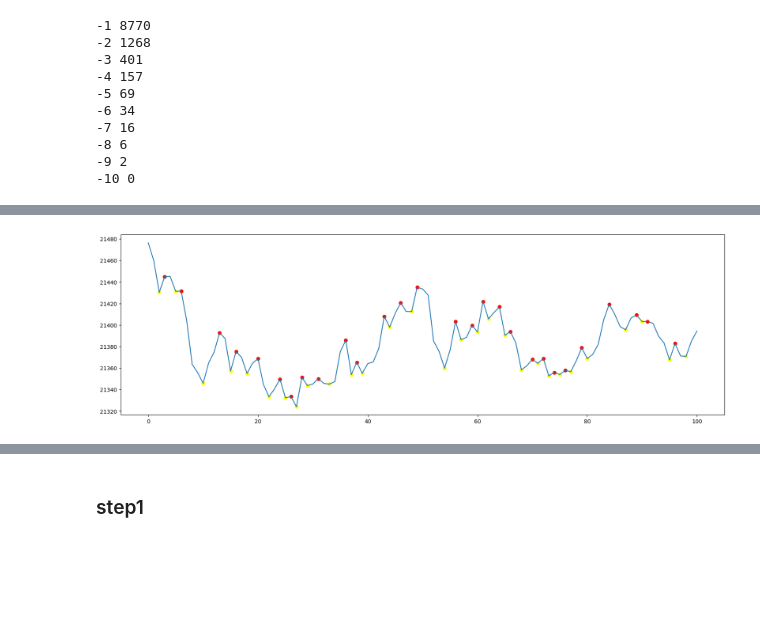
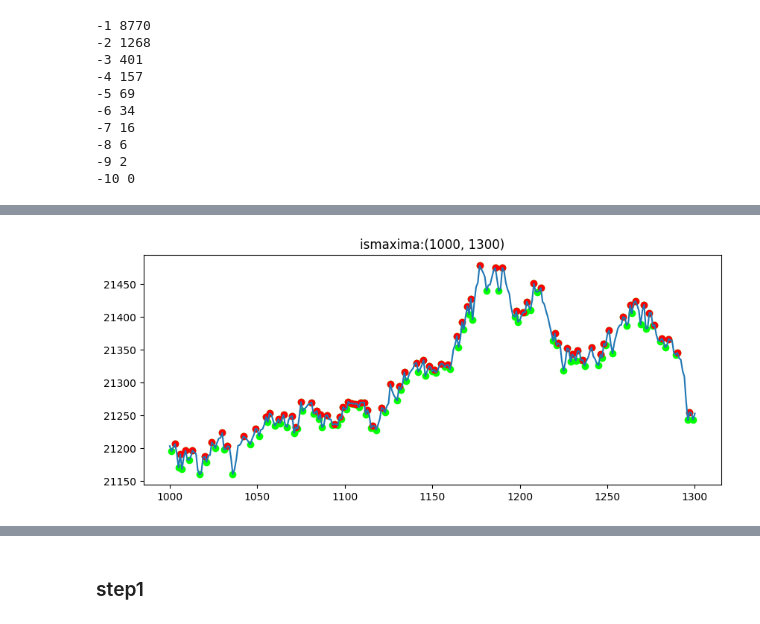
Before and after one commit to NikitaKrotenko/Diploma, a Jupyter notebook: razmetka.ipynb, the cells around one changed output, grey strips where cells are left out. Drawn from its saved outputs; the diff is of its cells as text; code cells hidden in the pictures; blank space fills up the shorter version.

```diff
--- a/razmetka.ipynb
+++ b/razmetka.ipynb
@@ -220,14 +220,15 @@ df_total.head()
 # %% [markdown]
 ### prep
 # %%
-def plot_selected_extremas(df, column, window=200, color='red', figsize = (20,4)):
+def plot_selected_extremas(df, col, window=(0,400), color='red', figsize=(10,4)):
     plt.figure(figsize = figsize)
-    plt.plot(df.loc[:window, 'open_perp'])
-    plt.scatter(df.loc[df['is_extrema'] & (df.index < window)].index,
-                df.loc[df['is_extrema'] & (df.index < window), 'open_perp'],
-                c='yellow')
-    plt.scatter(df.loc[df[column] & (df.index < window)].index,
-                df.loc[df[column] & (df.index < window), 'open_perp'],
+    plt.title(f"{col}:{window}")
+    plt.plot(df.loc[window[0]:window[1], 'open_perp'])
+    plt.scatter(df.loc[window[0]:window[1]].loc[df['is_extrema'], 'index'],
+                df.loc[window[0]:window[1]].loc[df['is_extrema'], 'open_perp'],
+                c='lime')
+    plt.scatter(df.loc[window[0]:window[1]].loc[df[col], 'index'],
+                df.loc[window[0]:window[1]].loc[df[col], 'open_perp'],
                 c=color)
     plt.show()
     plt.close()
@@ -303,6 +347,6 @@ df_total['is_extrema'] = (df_total['diff'] * df_total['diff_shift1'] < 0)
 df_total['ismaxima'] = (df_total['diff_shift1'] < 0) & df_total['is_extrema']
 df_total['isminima'] = (df_total['diff_shift1'] >= 0) & df_total['is_extrema']
 # %%
-plot_selected_extremas(df_total, 'ismaxima', 1200)
+plot_selected_extremas(df_total.reset_index(), 'ismaxima', (1000, 1300))
 # %% [output]
-[figure, old version]
+[figure, new version]
```
Also changed, not shown: parts of 31 cells of this notebook.
